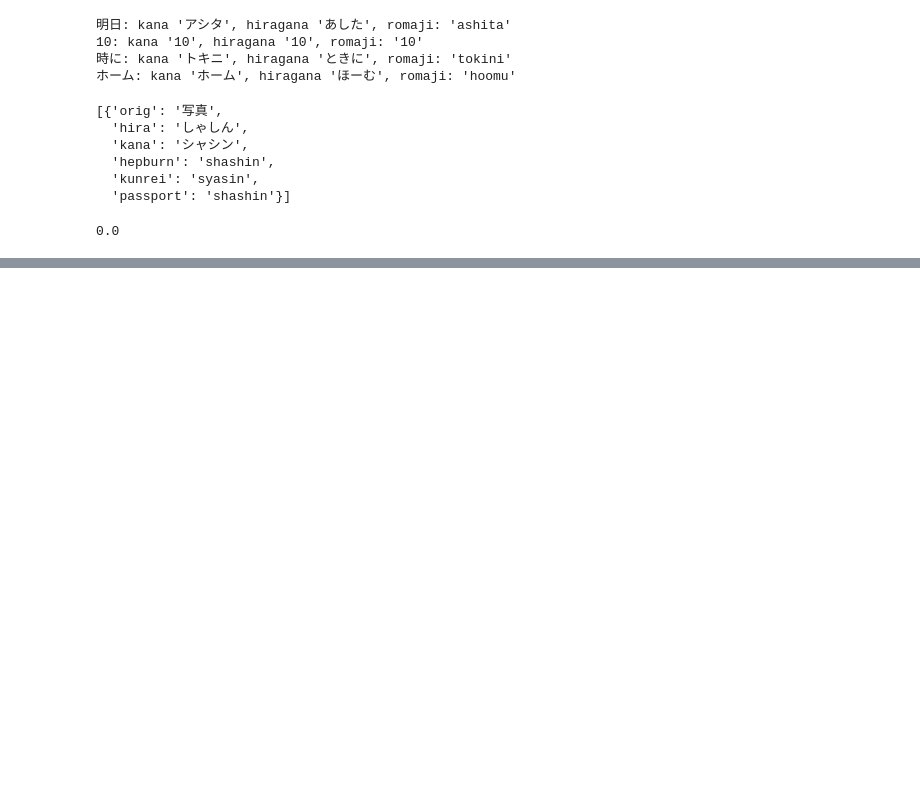
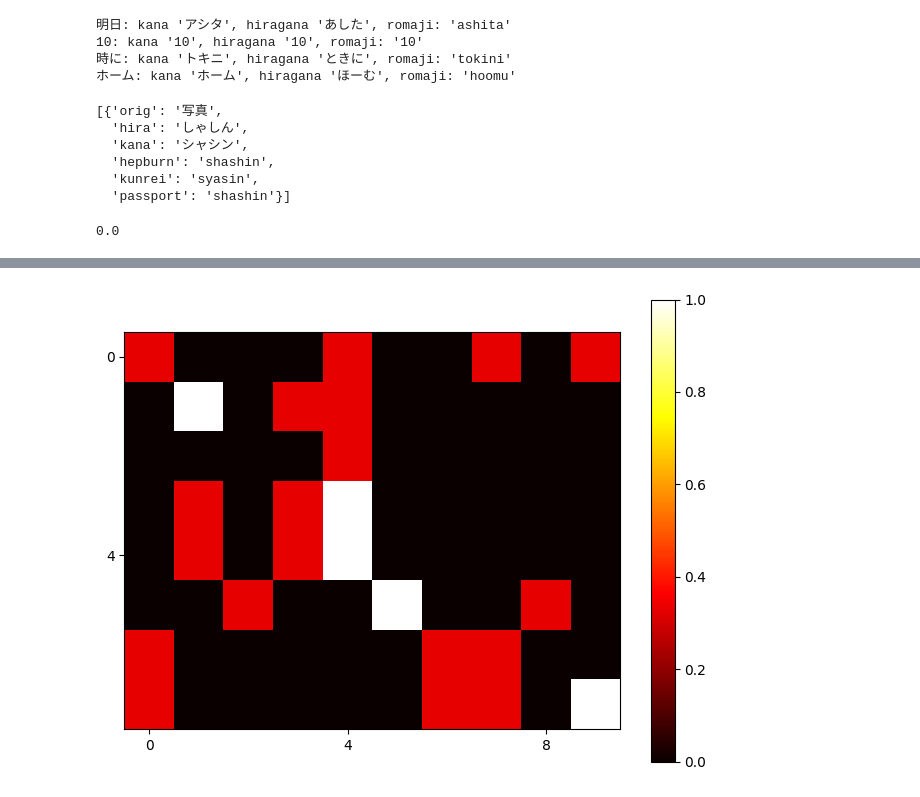
Before and after one commit to naniri04/Vocal_Recognition, a Jupyter notebook: test.ipynb, the cells around one changed output, grey strips where cells are left out. Saved outputs shown, nothing was run; the diff lists cells and outputs as text; code cells hidden in the pictures; blank space fills up the shorter version.

```diff
--- a/test.ipynb
+++ b/test.ipynb
@@ -57,0 +61,4 @@ Path: [(0, 0), (1, 1), (2, 2), (3, 3), (4, 4), (5, 5), (6, 6), (7, 7)]
+# %%
+cp.mat_heatmap(sim_mat)
+# %% [output]
+[figure, added]
```
Also changed, not shown: parts of 1 cell of this notebook, 6 other files.
